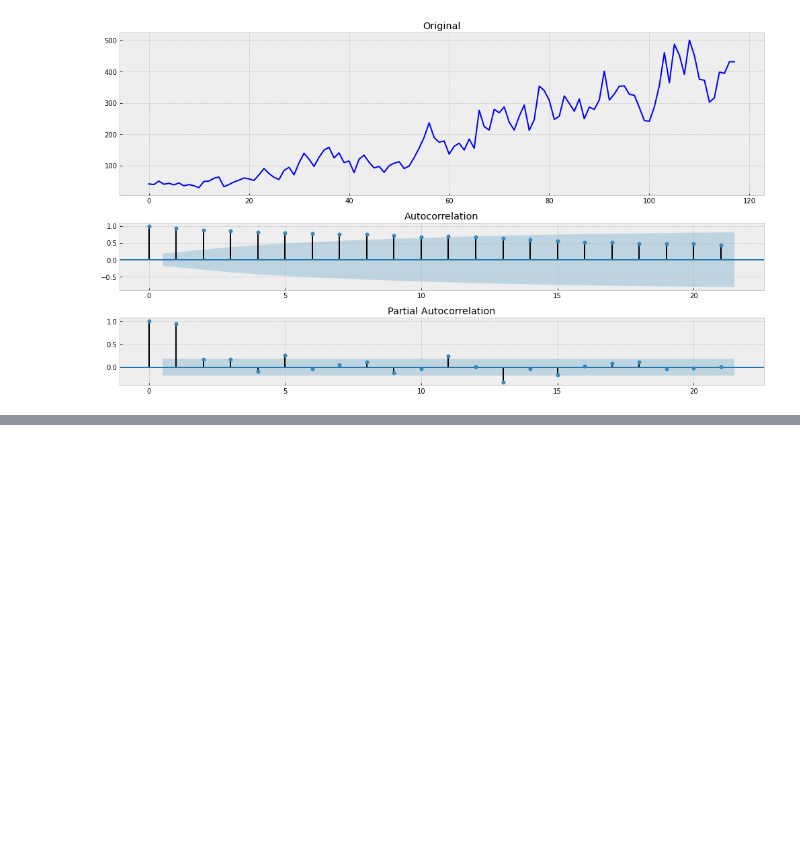
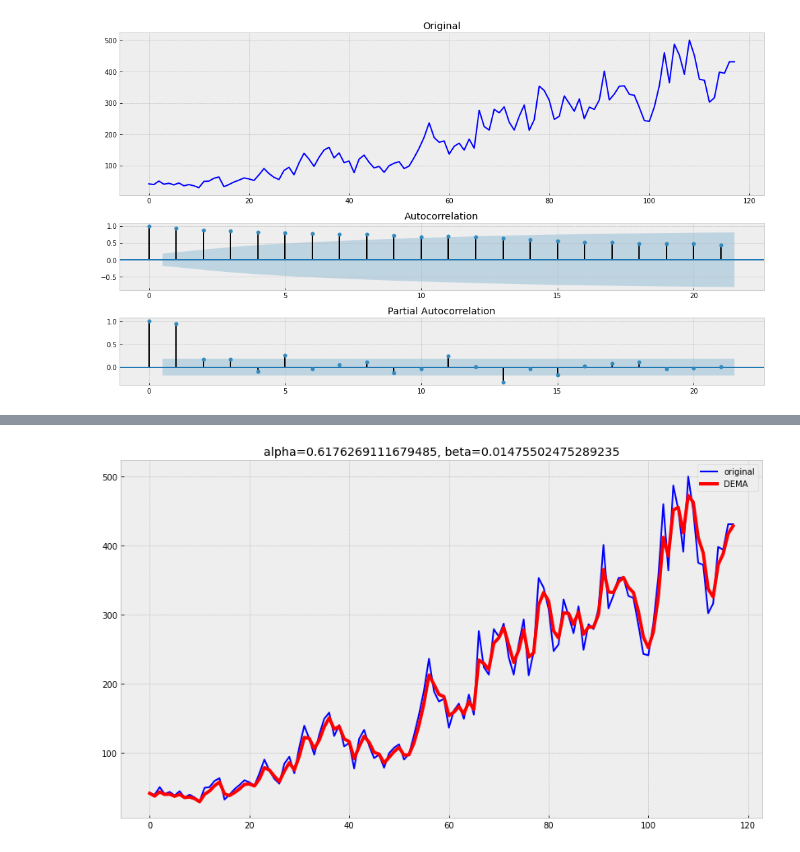
Before and after one commit to HeliosBI/AMLHW13_basic_algo_timelines, a Jupyter notebook: HW13 basic algo.ipynb, the cells around one changed output, grey strips where cells are left out. Cells and saved outputs as stored; diff of their text form; code cells hidden in the pictures; blank space fills up the shorter version.

Commit message:
dema & ma

```diff
--- a/HW13 basic algo.ipynb
+++ b/HW13 basic algo.ipynb
@@ -111,0 +354,12 @@ dtype: float64
+# %%
+def mse(X):
+    alpha, beta = X
+    result = (double_ema_with_preds(train, alpha, beta, len(test)))[0]
+    predictions = result[-len(test):]
+    error = mean_squared_error(predictions, test)
+    return error
+# %%
+opt = minimize(mse, x0=[0,0], method="L-BFGS-B", bounds = ((0, 1), (0, 1)))
+# %%
+alpha_opt, beta_opt = opt.x
+print(opt)
@@ -111,0 +376,13 @@ dtype: float64
+# %%
+def plot_dema(series, alpha, beta):
+    dema = double_ema(series, alpha, beta)
+    with plt.style.context('bmh'):
+        plt.figure(figsize=(14, 8))
+        plt.plot(series, color='blue',label='original')
+        plt.plot(dema, color='red', linewidth='4', label='DEMA')
+        plt.title("alpha={}, beta={}".format(alpha, beta))
+        plt.legend()
+# %%
+plot_dema(series_2, alpha_opt, beta_opt)
+# %% [output]
+[figure, added]
```
Also changed, not shown: parts of 32 cells of this notebook.
